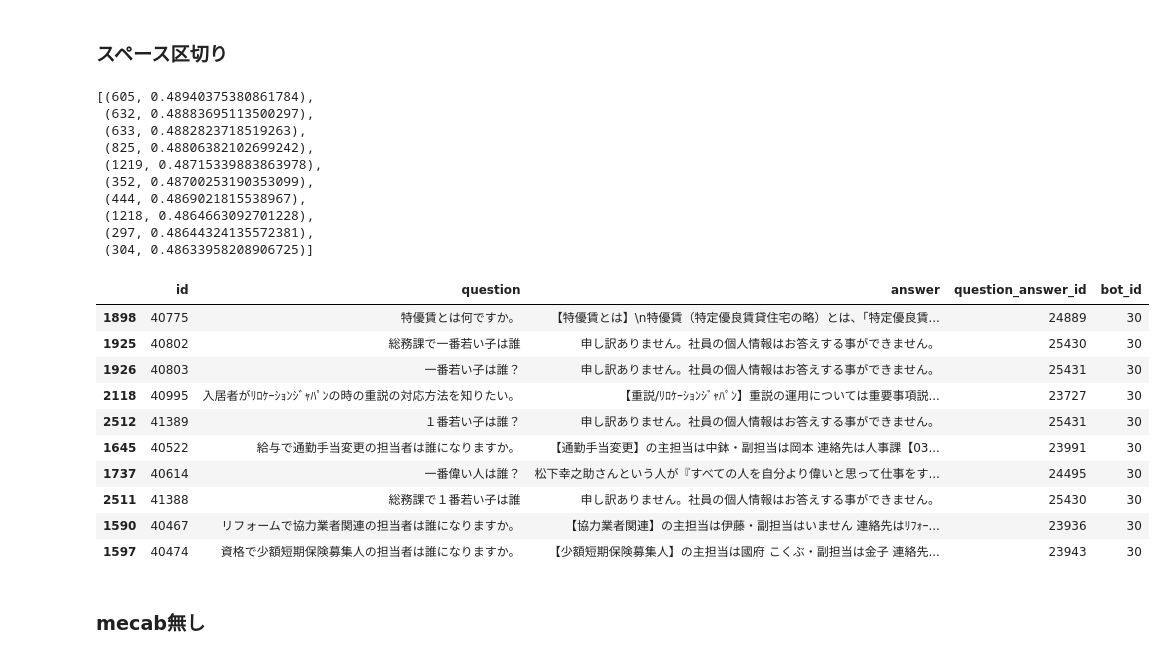
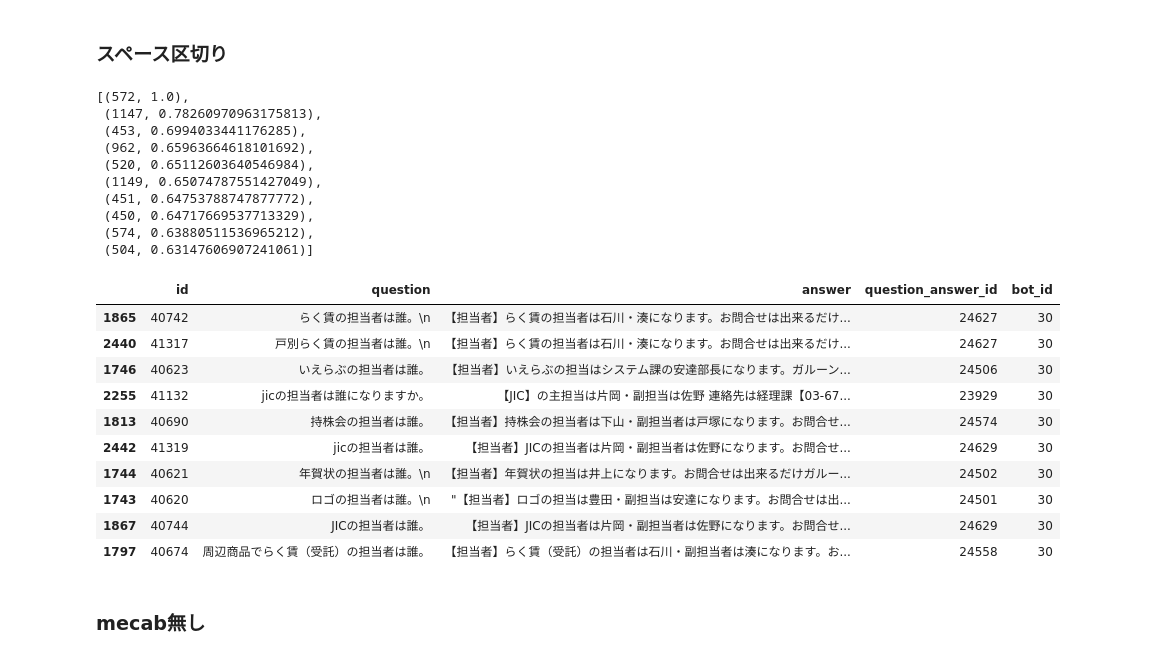
Before and after one commit to terapasta/tic-tac-toe, a Jupyter notebook: learning/prototype/word2vec_WMD/4_wmd_test.ipynb, the cells around one changed output. Drawn from its saved outputs; the diff is of its cells as text; code cells hidden in the pictures.

```diff
--- a/learning/prototype/word2vec_WMD/4_wmd_test.ipynb
+++ b/learning/prototype/word2vec_WMD/4_wmd_test.ipynb
@@ -302,5 +302,5 @@
 tokens_bot30_2 = tokenizer2.tokenize(qas_bot30['question'])
 wmd_bot30_2 = WmdSimilarity(tokens_bot30_2, model, num_best=10)
 # %%
-similars = wmd_bot30_1['らく賃 担当者 誰']
+similars = wmd_bot30_2['らく賃 担当者 誰']
 display(similars)
@@ -308,25 +308,25 @@
 # %% [output]
-[(605, 0.48940375380861784),
- (632, 0.48883695113500297),
- (633, 0.4882823718519263),
- (825, 0.48806382102699242),
- (1219, 0.48715339883863978),
- (352, 0.48700253190353099),
- (444, 0.4869021815538967),
- (1218, 0.4864663092701228),
- (297, 0.48644324135572381),
- (304, 0.48633958208906725)]
+[(572, 1.0),
+ (1147, 0.78260970963175813),
+ (453, 0.6994033441176285),
+ (962, 0.65963664618101692),
+ (520, 0.65112603640546984),
+ (1149, 0.65074787551427049),
+ (451, 0.64753788747877772),
+ (450, 0.64717669537713329),
+ (574, 0.63880511536965212),
+ (504, 0.63147606907241061)]
 |  | id | question | answer | question_answer_id | bot_id |
-| 1898 | 40775 | 特優賃とは何ですか。 | 【特優賃とは】\n特優賃（特定優良賃貸住宅の略）とは、「特定優良賃... | 24889 | 30 |
-| 1925 | 40802 | 総務課で一番若い子は誰 | 申し訳ありません。社員の個人情報はお答えする事ができません。 | 25430 | 30 |
-| 1926 | 40803 | 一番若い子は誰？ | 申し訳ありません。社員の個人情報はお答えする事ができません。 | 25431 | 30 |
-| 2118 | 40995 | 入居者がﾘﾛｹｰｼｮﾝｼﾞｬﾊﾟﾝの時の重説の対応方法を知りたい。 | 【重説/ﾘﾛｹｰｼｮﾝｼﾞｬﾊﾟﾝ】重説の運用については重要事項説... | 23727 | 30 |
-| 2512 | 41389 | １番若い子は誰？ | 申し訳ありません。社員の個人情報はお答えする事ができません。 | 25431 | 30 |
-| 1645 | 40522 | 給与で通勤手当変更の担当者は誰になりますか。 | 【通勤手当変更】の主担当は中鉢・副担当は岡本 連絡先は人事課【03... | 23991 | 30 |
-| 1737 | 40614 | 一番偉い人は誰？ | 松下幸之助さんという人が『すべての人を自分より偉いと思って仕事をす... | 24495 | 30 |
-| 2511 | 41388 | 総務課で１番若い子は誰 | 申し訳ありません。社員の個人情報はお答えする事ができません。 | 25430 | 30 |
-| 1590 | 40467 | リフォームで協力業者関連の担当者は誰になりますか。 | 【協力業者関連】の主担当は伊藤・副担当はいません 連絡先はﾘﾌｫｰ... | 23936 | 30 |
-| 1597 | 40474 | 資格で少額短期保険募集人の担当者は誰になりますか。 | 【少額短期保険募集人】の主担当は國府 こくぶ・副担当は金子 連絡先... | 23943 | 30 |
+| 1865 | 40742 | らく賃の担当者は誰。\n | 【担当者】らく賃の担当者は石川・湊になります。お問合せは出来るだけ... | 24627 | 30 |
+| 2440 | 41317 | 戸別らく賃の担当者は誰。\n | 【担当者】らく賃の担当者は石川・湊になります。お問合せは出来るだけ... | 24627 | 30 |
+| 1746 | 40623 | いえらぶの担当者は誰。 | 【担当者】いえらぶの担当はシステム課の安達部長になります。ガルーン... | 24506 | 30 |
+| 2255 | 41132 | jicの担当者は誰になりますか。 | 【JIC】の主担当は片岡・副担当は佐野 連絡先は経理課【03-67... | 23929 | 30 |
+| 1813 | 40690 | 持株会の担当者は誰。 | 【担当者】持株会の担当者は下山・副担当者は戸塚になります。お問合せ... | 24574 | 30 |
+| 2442 | 41319 | jicの担当者は誰。 | 【担当者】JICの担当者は片岡・副担当者は佐野になります。お問合せ... | 24629 | 30 |
+| 1744 | 40621 | 年賀状の担当者は誰。\n | 【担当者】年賀状の担当は井上になります。お問合せは出来るだけガルー... | 24502 | 30 |
+| 1743 | 40620 | ロゴの担当者は誰。\n | "【担当者】ロゴの担当は豊田・副担当は安達になります。お問合せは出... | 24501 | 30 |
+| 1867 | 40744 | JICの担当者は誰。 | 【担当者】JICの担当者は片岡・副担当者は佐野になります。お問合せ... | 24629 | 30 |
+| 1797 | 40674 | 周辺商品でらく賃（受託）の担当者は誰。 | 【担当者】らく賃（受託）の担当者は石川・副担当者は湊になります。お... | 24558 | 30 |
 # %% [markdown]
 ### mecab無し
 # %%
```
Also changed, not shown: parts of 5 cells of this notebook.
